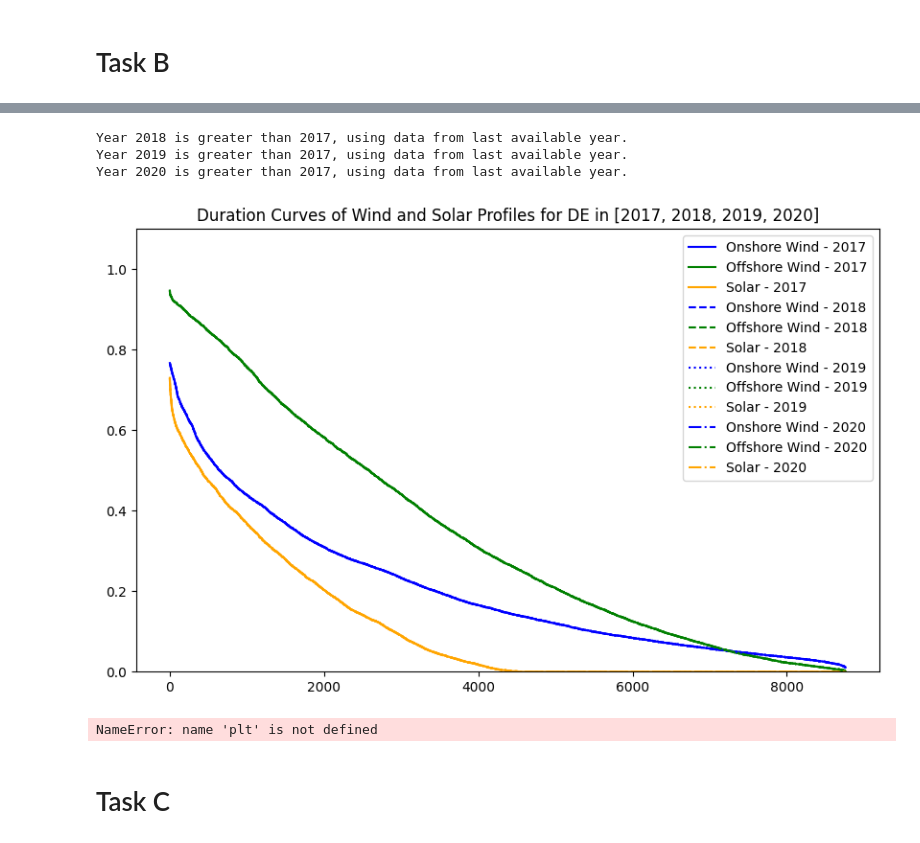
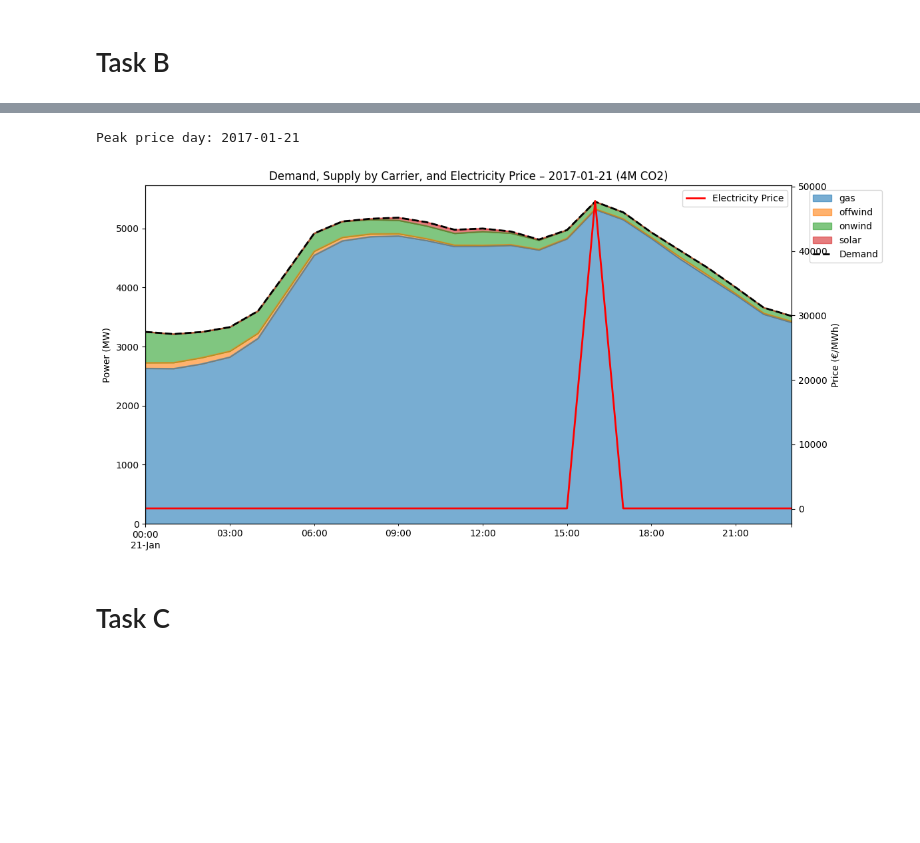
Before and after one commit to jeppebyberg/ieg, a Jupyter notebook: project.ipynb, the cells around one changed output, grey strips where cells are left out. Cells and saved outputs as stored; diff of their text form; code cells hidden in the pictures; blank space fills up the shorter version.

```diff
--- a/project.ipynb
+++ b/project.ipynb
@@ -269,18 +126,61 @@ plt.show()
-# %%
-from DurationCurve import DurationCurve
-
-# region = 'DK_1'
-# region = 'DK_2'
-# region = 'NO'
-region = 'DE'
-
-years = [2017, 2018, 2019, 2020]
-
-DurationCurve(years = years, region = region)
-plt.show()
-# %% [output]
-Year 2018 is greater than 2017, using data from last available year.
-Year 2019 is greater than 2017, using data from last available year.
-Year 2020 is greater than 2017, using data from last available year.
-[figure, removed]
-NameError: name 'plt' is not defined
+# %%
+def plot_peak_day_supply_demand(network, title_suffix="", day=None):
+    """
+    Plots demand, supply by carrier, and average electricity price
+    for the day with the highest average electricity price.
+
+    Parameters:
+        network: PyPSA network (already optimized)
+        title_suffix: Optional string to add to the plot title
+    """
+    # 1. Find the peak price day
+    avg_prices = network.buses_t.marginal_price.mean(axis=1)
+    if day is None:
+        peak_day = avg_prices.idxmax().strftime("%Y-%m-%d")
+        ts_day = pd.date_range(f"{peak_day} 00:00", f"{peak_day} 23:00", freq="h")
+    else:
+        peak_day = day
+        ts_day = pd.date_range(f"{peak_day} 00:00", f"{peak_day} 23:00", freq="h")
+
+    print(f"Peak price day: {peak_day}")
+
+    # 2. Demand
+    demand = network.loads_t.p.loc[ts_day].sum(axis=1)
+
+    # 3. Generation by carrier
+    generation = network.generators_t.p.loc[ts_day]
+    carrier_map = network.generators.carrier
+    generation_by_carrier = generation.T.groupby(carrier_map).sum().T
+
+    # 4. Electricity price (average across buses)
+    price = network.buses_t.marginal_price.loc[ts_day].mean(axis=1)
+
+    # 5. Plot
+    fig, ax1 = plt.subplots(figsize=(12, 6))
+
+    # Stack plot of generation
+    generation_by_carrier.plot.area(ax=ax1, stacked=True, alpha=0.6)
+
+    # Demand line
+    demand.plot(ax=ax1, label="Demand", color="black", linestyle="--", linewidth=2)
+
+    ax1.set_ylabel("Power (MW)")
+    ax1.set_title(f"Demand, Supply by Carrier, and Electricity Price – {peak_day} {title_suffix}")
+    ax1.legend(loc="upper left", bbox_to_anchor=(1.02, 1))
+
+    # Add price on secondary axis
+    ax2 = ax1.twinx()
+    price.plot(ax=ax2, color="red", label="Electricity Price", linewidth=2)
+    ax2.set_ylabel("Price (€/MWh)")
+    ax2.legend(loc="upper right")
+
+    plt.tight_layout()
+    plt.show()
+
+# Select the day with the spike
+n_4 = network_CO2[4_000_000]
+
+plot_peak_day_supply_demand(n_4, title_suffix="(4M CO2)")
+# %% [output]
+Peak price day: 2017-01-21
+[figure, added]
```
Also changed, not shown: parts of 45 cells of this notebook.
